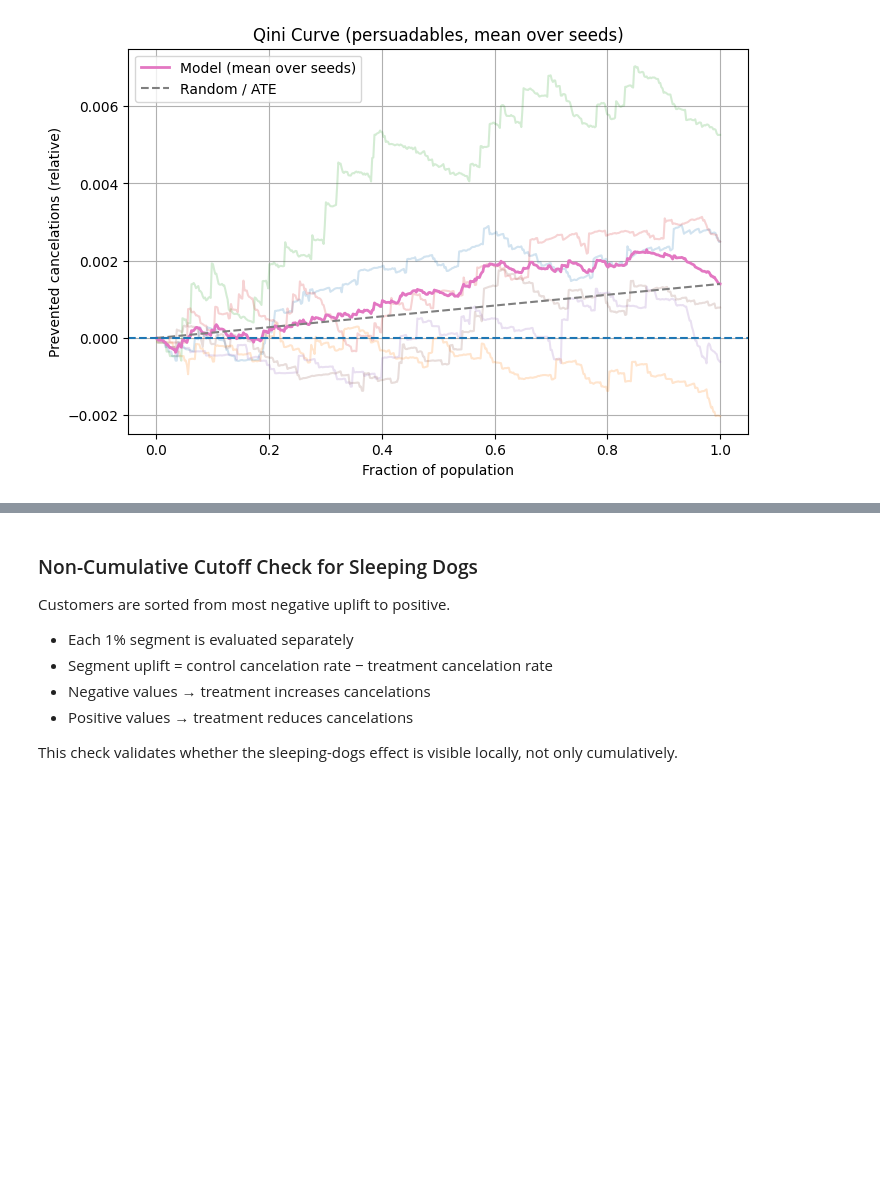
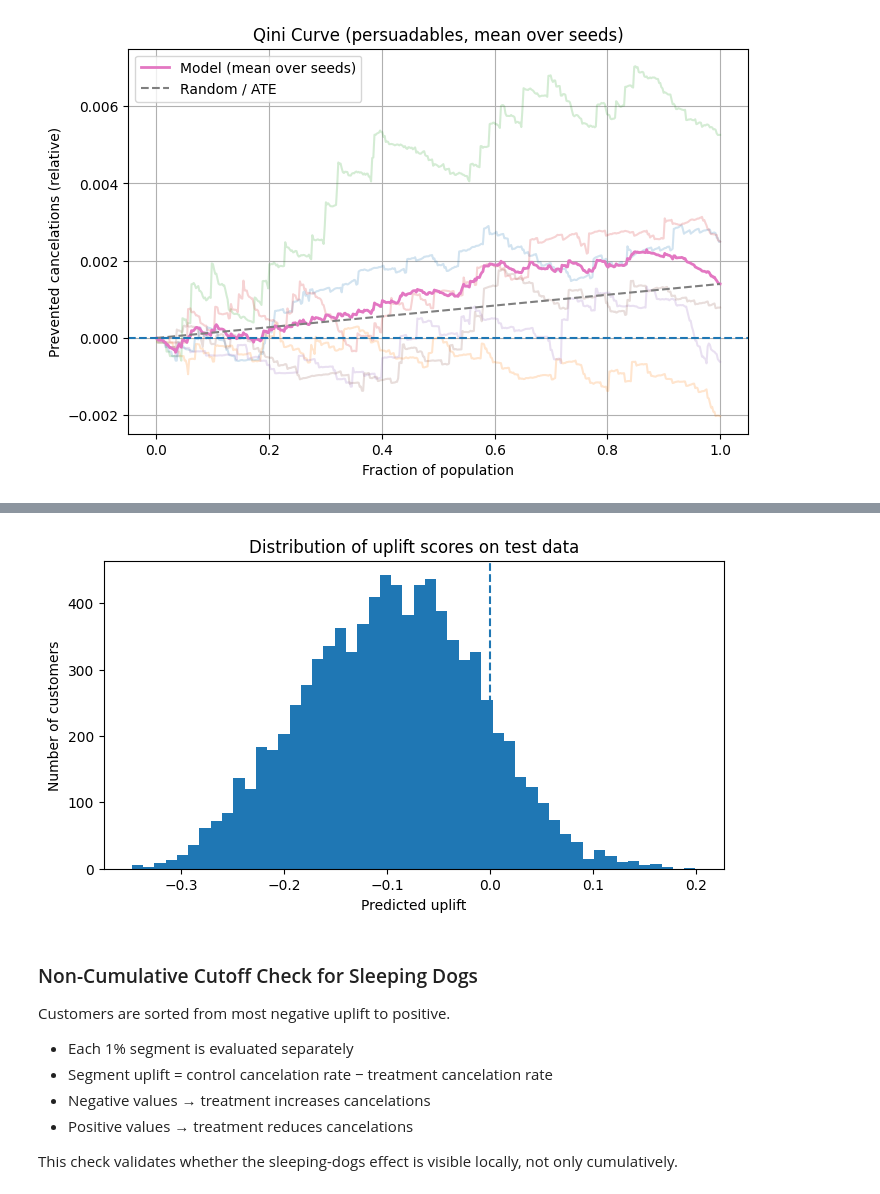
Before and after one commit to DariaL-git/Bachelorarbeit, a Jupyter notebook: modell/data_preparation1.ipynb, the cells around one changed output, grey strips where cells are left out. Saved outputs shown, nothing was run; the diff lists cells and outputs as text; code cells hidden in the pictures; blank space fills up the shorter version.

```diff
--- a/modell/data_preparation1.ipynb
+++ b/modell/data_preparation1.ipynb
@@ -2483,6 +2488,21 @@ Final cutoff: 17.00%
 | 17 | 0.18 | 1536 | 0.007825 | 0.007752 | -0.000073 |
 | 18 | 0.19 | 1622 | 0.007380 | 0.011236 | 0.003856 |
 | 19 | 0.20 | 1707 | 0.007752 | 0.010417 | 0.002665 |
+# %%
+plt.figure(figsize=(8, 4))
+
+plt.hist(uplift, bins=50)
+
+plt.axvline(0, linestyle="--")
+
+plt.xlabel("Predicted uplift")
+plt.ylabel("Number of customers")
+
+plt.title("Distribution of uplift scores on test data")
+
+plt.show()
+# %% [output]
+[figure, added]
 # %% [markdown]
 ### Non-Cumulative Cutoff Check for Sleeping Dogs
 
```
Also changed, not shown: parts of 30 cells of this notebook, 5 other files.
